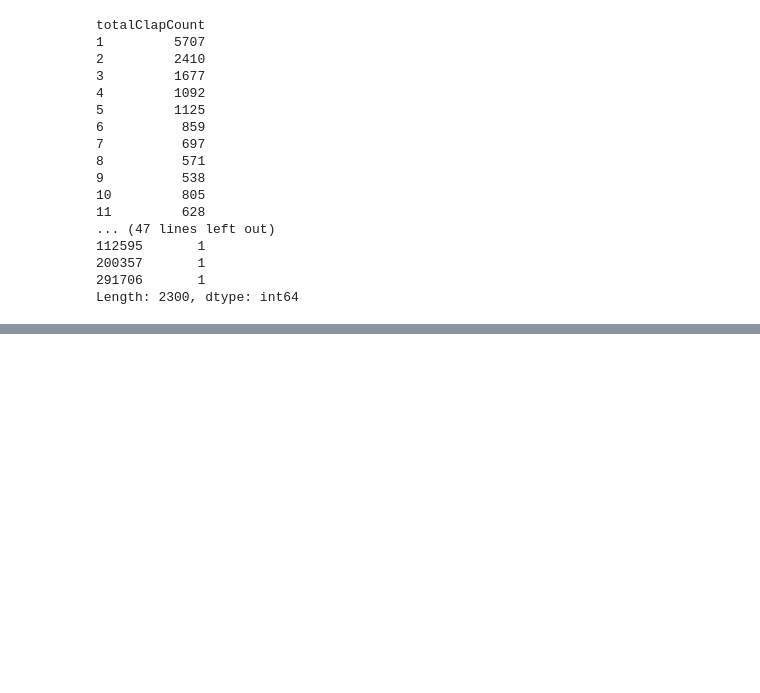
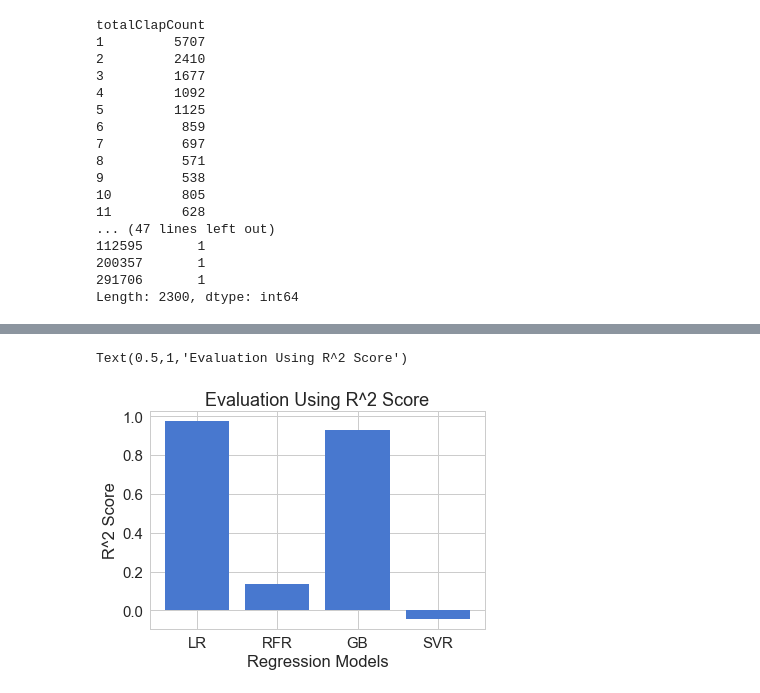
Before and after one commit to devashishnyati/MediumStories, a Jupyter notebook: medium.ipynb, the cells around one changed output, grey strips where cells are left out. Saved outputs shown, nothing was run; the diff lists cells and outputs as text; code cells hidden in the pictures; blank space fills up the shorter version.

```diff
--- a/medium.ipynb
+++ b/medium.ipynb
@@ -117,0 +145,23 @@ Length: 2300, dtype: int64
+# %%
+import numpy as np
+np.random.seed(42)
+import tensorflow as tf
+tf.set_random_seed(42)
+from keras.models import Sequential, load_model
+from keras.layers import Dense, Activation
+from keras.layers import LSTM, Dropout
+from keras.layers import TimeDistributed
+from keras.layers.core import Dense, Activation, Dropout, RepeatVector
+from keras.optimizers import RMSprop
+import matplotlib.pyplot as plt
+import pickle
+import sys
+import heapq
+import seaborn as sns
+from pylab import rcParams
+
+%matplotlib inline
+
+sns.set(style='whitegrid', palette='muted', font_scale=1.5)
+
+rcParams['figure.figsize'] = 12, 5
@@ -117,0 +372,15 @@ Length: 2300, dtype: int64
+# %%
+# Linear Regression
+# Random Forest Regrssion
+# Gradient Boosting
+r2 = [0.9748, 0.1346, 0.9307, -0.0442]
+rmse = [7832.70, 269310.34, 21561.705, 325002.89]
+reg = ['LR', 'RFR', 'GB', 'SVR']
+# %%
+plt.bar(reg, r2)
+plt.xlabel('Regression Models')
+plt.ylabel('R^2 Score')
+plt.title('Evaluation Using R^2 Score')
+# %% [output]
+Text(0.5,1,'Evaluation Using R^2 Score')
+[figure, added]
```
Also changed, not shown: parts of 42 cells of this notebook, 32 other files.
